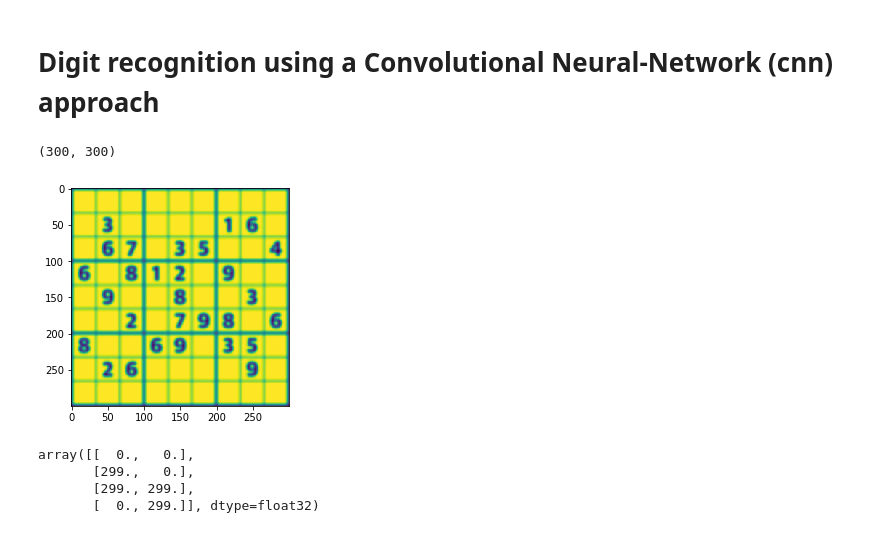
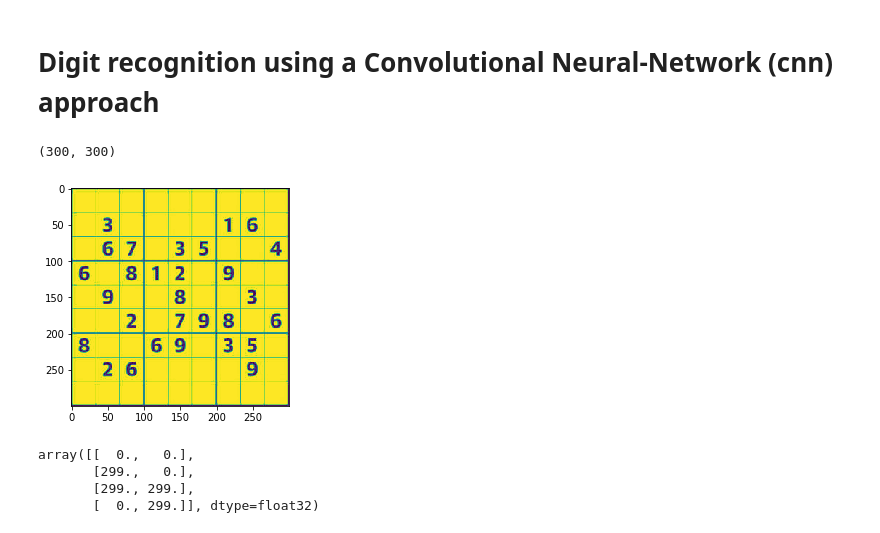
Before and after one commit to NFazeli/Sudoku_with_Python, a Jupyter notebook: digit_extract_with_cnn_mnist.ipynb, the cells around one changed output. Drawn from its saved outputs; the diff is of its cells as text; code cells hidden in the pictures.

```diff
--- a/digit_extract_with_cnn_mnist.ipynb
+++ b/digit_extract_with_cnn_mnist.ipynb
@@ -12,14 +8,17 @@ pytesseract.pytesseract.tesseract_cmd = 'C:\\Program Files (x86)\\Tesseract-OCR\
 # %%
+#img = cv2.imread('Resources/sudoku2.png')
 img = cv2.imread('Resources/first.jpg')
+
+
 img = cv2.cvtColor(img, cv2.COLOR_BGR2GRAY)
 
-img = cv2.GaussianBlur(img, (9, 9), 0)
+#img = cv2.GaussianBlur(img, (, 7), 0)
 #img = cv2.adaptiveThreshold(img, 255, cv2.ADAPTIVE_THRESH_GAUSSIAN_C, cv2.THRESH_BINARY, 11, 2)
 plt.imshow(img)
 img.shape
 # %% [output]
 (300, 300)
-[figure, old version]
+[figure, new version]
 # %%
 top_left, top_right, bottom_right, bottom_left = [0,0], [img.shape[0]-1,0], [img.shape[0]-1,img.shape[1]-1], [0,img.shape[1]-1]
 # %%
```
Also changed, not shown: parts of 18 cells of this notebook, 2 other files.
